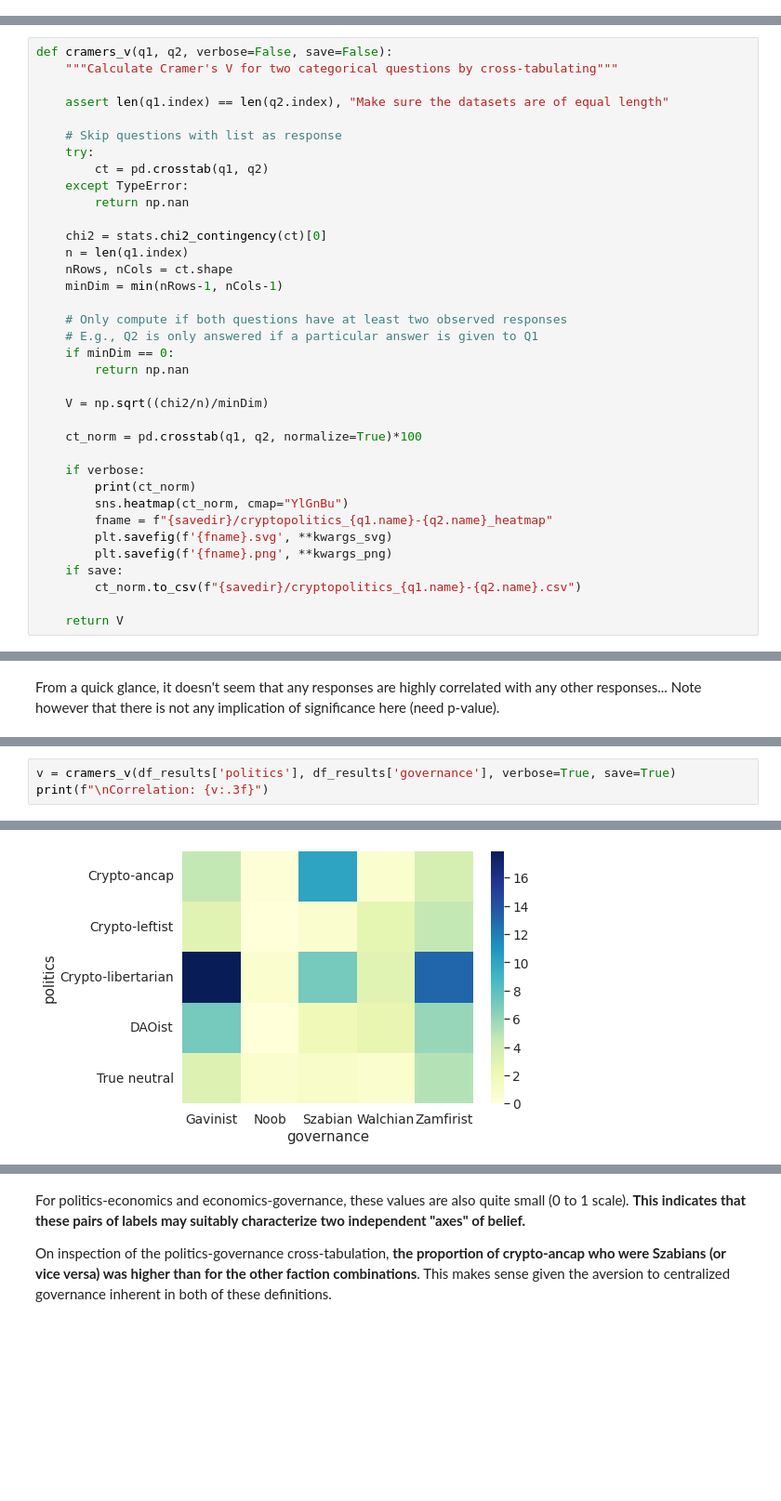
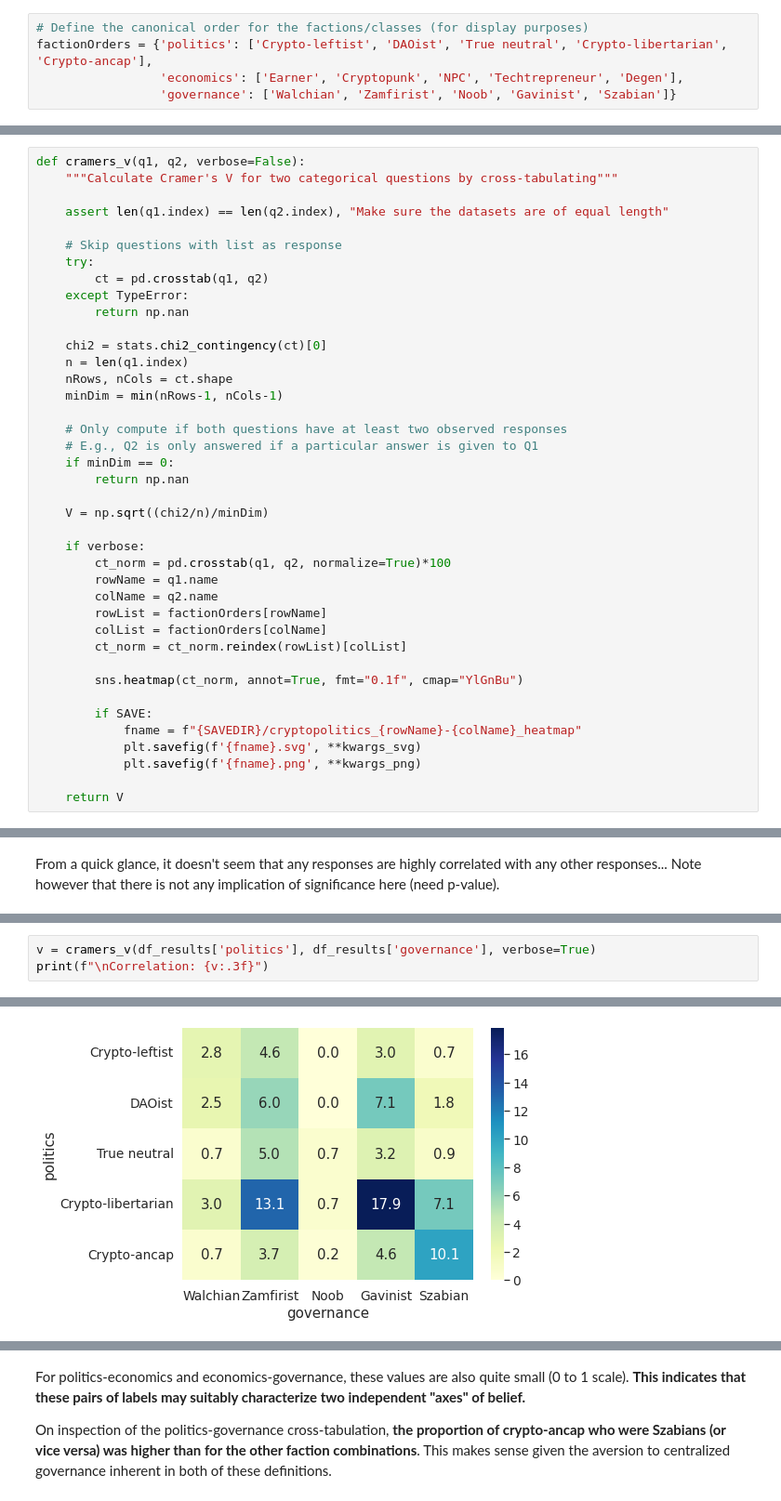
Before and after one commit to notchia/metagov, a Jupyter notebook: cryptopolitics_survey_analysis.ipynb, the cells around one changed output, grey strips where cells are left out. Shown at 93% size. Drawn from its saved outputs; the diff is of its cells as text; blank space fills up the shorter version.

```diff
--- a/cryptopolitics_survey_analysis.ipynb
+++ b/cryptopolitics_survey_analysis.ipynb
@@ -57,4 +59,9 @@ cols_results = ['classification', 'politics', 'economics', 'governance', 'maxi']
 # To convert back and forth between column names (question text) and question number
 n2qDict = {i+1: x for (i, x) in enumerate(cols_questions)}
 q2nDict = {x: i+1 for (i, x) in enumerate(cols_questions)}
+# %%
+# Define the canonical order for the factions/classes (for display purposes)
+factionOrders = {'politics': ['Crypto-leftist', 'DAOist', 'True neutral', 'Crypto-libertarian', 'Crypto-ancap'],
+                 'economics': ['Earner', 'Cryptopunk', 'NPC', 'Techtrepreneur', 'Degen'],
+                 'governance': ['Walchian', 'Zamfirist', 'Noob', 'Gavinist', 'Szabian']}
 # %%
@@ -199,7 +240,7 @@ Notes of interest on these, as of 12/20/2021:
 ## Correlation table/heat map
 For all pairs of questions, cross-tabulate and calculate Cramer's V for strength of relation
 # %%
-def cramers_v(q1, q2, verbose=False, save=False):
+def cramers_v(q1, q2, verbose=False):
     """Calculate Cramer's V for two categorical questions by cross-tabulating"""
 
     assert len(q1.index) == len(q2.index), "Make sure the datasets are of equal length"
@@ -222,16 +263,20 @@ def cramers_v(q1, q2, verbose=False, save=False):
 
     V = np.sqrt((chi2/n)/minDim)
 
-    ct_norm = pd.crosstab(q1, q2, normalize=True)*100
+    if verbose:
+        ct_norm = pd.crosstab(q1, q2, normalize=True)*100
+        rowName = q1.name
+        colName = q2.name
+        rowList = factionOrders[rowName]
+        colList = factionOrders[colName]
+        ct_norm = ct_norm.reindex(rowList)[colList]
 
-    if verbose:
-        print(ct_norm)
-        sns.heatmap(ct_norm, cmap="YlGnBu")
-        fname = f"{savedir}/cryptopolitics_{q1.name}-{q2.name}_heatmap"
-        plt.savefig(f'{fname}.svg', **kwargs_svg)
-        plt.savefig(f'{fname}.png', **kwargs_png)
-    if save:
-        ct_norm.to_csv(f"{savedir}/cryptopolitics_{q1.name}-{q2.name}.csv")
+        sns.heatmap(ct_norm, annot=True, fmt="0.1f", cmap="YlGnBu")
+
+        if SAVE:
+            fname = f"{SAVEDIR}/cryptopolitics_{rowName}-{colName}_heatmap"
+            plt.savefig(f'{fname}.svg', **kwargs_svg)
+            plt.savefig(f'{fname}.png', **kwargs_png)
 
     return V
 # %%
@@ -289,4 +330,4 @@ Correlation: 0.090
 # %%
-v = cramers_v(df_results['politics'], df_results['governance'], verbose=True, save=True)
+v = cramers_v(df_results['politics'], df_results['governance'], verbose=True)
 print(f"\nCorrelation: {v:.3f}")
 # %% [output]
@@ -301,3 +334,3 @@ True neutral            3.21  0.69     0.92      0.69       5.05
 Correlation: 0.238
-[figure, old version]
+[figure, new version]
 # %%
```
Also changed, not shown: parts of 49 cells of this notebook.
